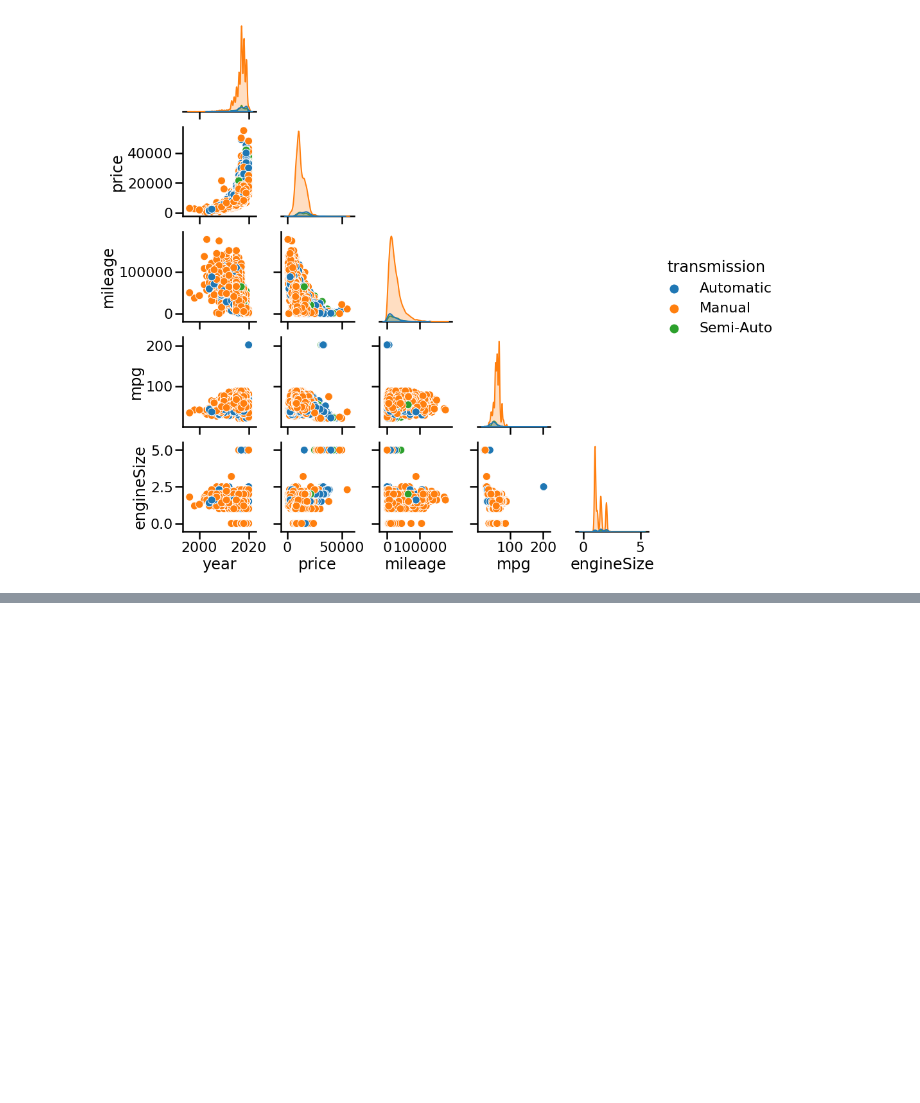
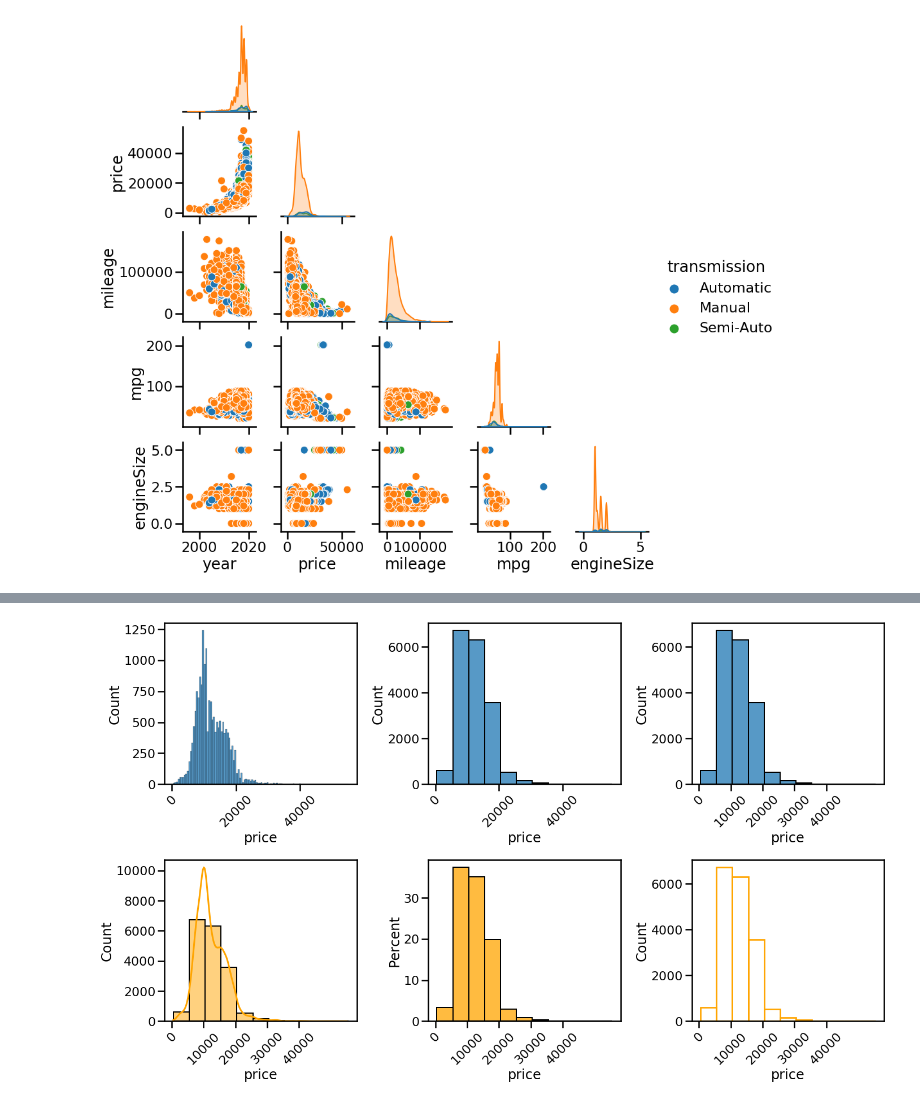
Before and after one commit to Mahmudul-UD/Used_Cars_Analysis, a Jupyter notebook: ford_used_car_analysis.ipynb, the cells around one changed output, grey strips where cells are left out. Cells and saved outputs as stored; diff of their text form; code cells hidden in the pictures; blank space fills up the shorter version.

```diff
--- a/ford_used_car_analysis.ipynb
+++ b/ford_used_car_analysis.ipynb
@@ -382,0 +421,36 @@ plt.show()
+# %%
+plt.figure (figsize = (20, 12))
+
+#default plot, color
+plt.subplot (2,3,1)
+sns.histplot (x = "price", data = df)
+plt.xticks (rotation = 45)
+
+#binwidth added as 5000
+plt.subplot (2,3,2)
+sns.histplot (x = "price", data = df, binwidth = 5000)
+plt.xticks (rotation = 45)
+
+plt.subplot (2,3,3)
+sns.histplot (x = "price", data = df, binwidth = 5000)
+plt.xticks (np.arange(0, 40001, 10000) ,rotation = 45)
+
+#orange color, kde added
+plt.subplot (2,3,4)
+sns.histplot (x = "price", data = df, binwidth = 5000, kde = True, color = "orange")
+plt.xticks (np.arange(0, 40001, 10000) ,rotation = 45)
+
+#percent added y-axis instead of count in numbers, kde removed
+plt.subplot (2,3,5)
+sns.histplot (x = "price", data = df, binwidth = 5000, color = "orange", stat = 'percent')
+plt.xticks (np.arange(0, 40001, 10000) ,rotation = 45)
+
+#Fill empty
+plt.subplot (2,3,6)
+sns.histplot (x = "price", data = df, binwidth = 5000, color = "orange", fill = False )
+plt.xticks (np.arange(0, 40001, 10000) ,rotation = 45)
+
+plt.tight_layout()
+plt.show()
+# %% [output]
+[figure, added]
```
Also changed, not shown: parts of 31 cells of this notebook.
